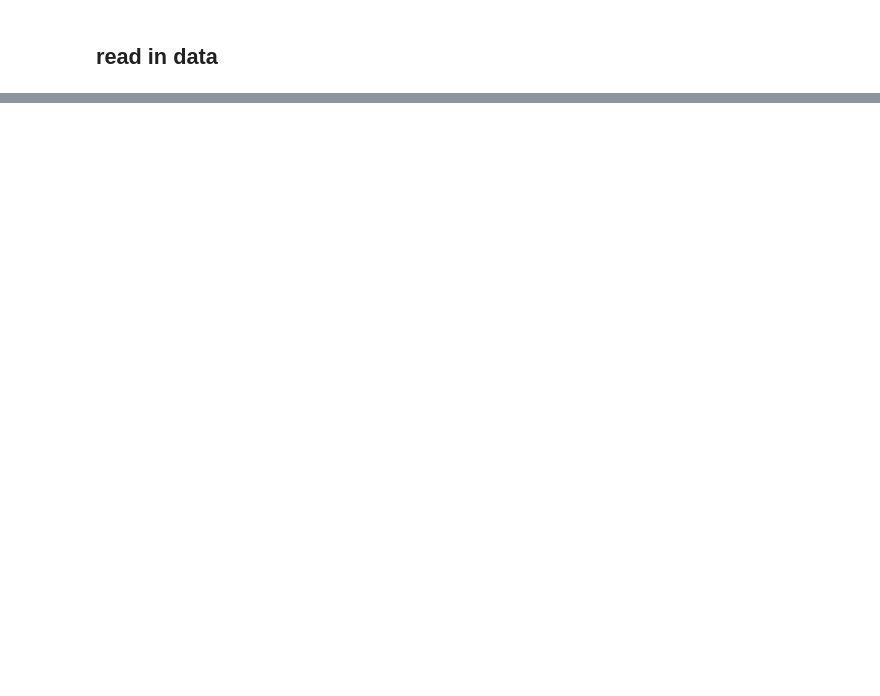
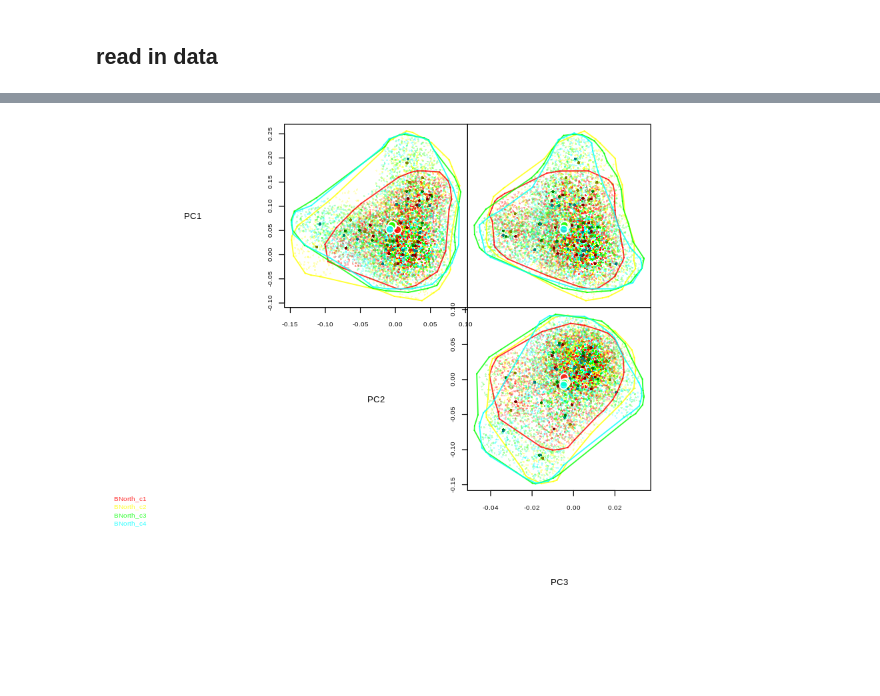
Before and after one commit to dbridg15/masters_project, a Jupyter notebook: Code/playing.ipynb, the cells around one changed output, grey strips where cells are left out. Drawn from its saved outputs; the diff is of its cells as text; code cells hidden in the pictures; blank space fills up the shorter version.

```diff
--- a/Code/playing.ipynb
+++ b/Code/playing.ipynb
@@ -64,12 +31,12 @@ Explained Varience Beetles:
 # %%
-hvs.rslts_trees   = hvs_rslts(pca.rslt_trees@axis)
-hvs.rslts_mammals = hvs_rslts(pca.rslt_mammals@axis)
-hvs.rslts_beetles = hvs_rslts(pca.rslt_beetles@axis)
+hvs_rslts_trees   = hvs_rslts(pca.rslt_trees@axis)
+hvs_rslts_mammals = hvs_rslts(pca.rslt_mammals@axis)
+hvs_rslts_beetles = hvs_rslts(pca.rslt_beetles@axis)
 
-cat("\n\n")
-cat("Trees: ",   sum(is.na(hvs.rslts_trees@rslts$centroid_PC1))/nrow(hvs.rslts_trees@rslts), "\n")
-cat("Mammals: ", sum(is.na(hvs.rslts_mammals@rslts$centroid_PC1))/nrow(hvs.rslts_mammals@rslts), "\n")
-cat("Beetles: ", sum(is.na(hvs.rslts_beetles@rslts$centroid_PC1))/nrow(hvs.rslts_beetles@rslts))
+# cat("\n\n")
+# cat("Trees: ",   sum(is.na(hvs.rslts_trees@rslts$centroid_PC1))/nrow(hvs.rslts_trees@rslts), "\n")
+# cat("Mammals: ", sum(is.na(hvs.rslts_mammals@rslts$centroid_PC1))/nrow(hvs.rslts_mammals@rslts), "\n")
+# cat("Beetles: ", sum(is.na(hvs.rslts_beetles@rslts$centroid_PC1))/nrow(hvs.rslts_beetles@rslts))
 # %% [output]
 Building Hypervolume  36  of  36 :  Tower_c44
 Comparing Hypervolume  27  of  27 :  Tower_c3-c44
@@ -85,0 +49,4 @@ Beetles:  0.3833333
+# %%
+plot_hvs(hvs.rslts_trees, "BNorth")
+# %% [output]
+[figure, added]
```
Also changed, not shown: parts of 8 cells of this notebook, 1 other file.
